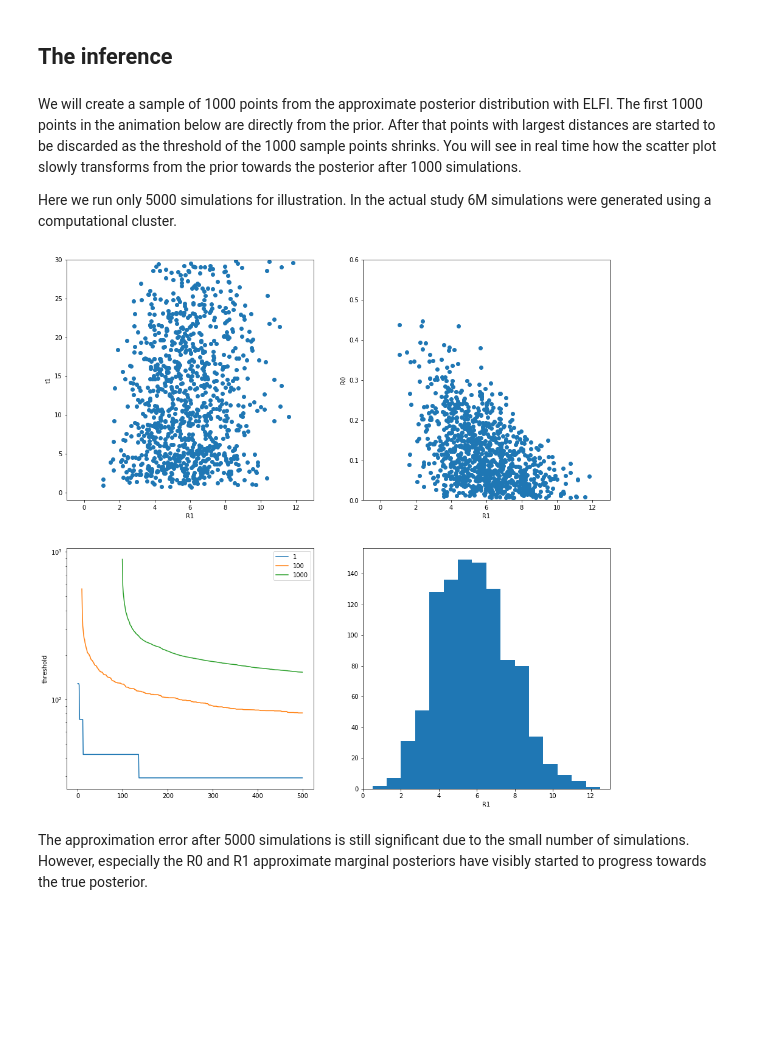
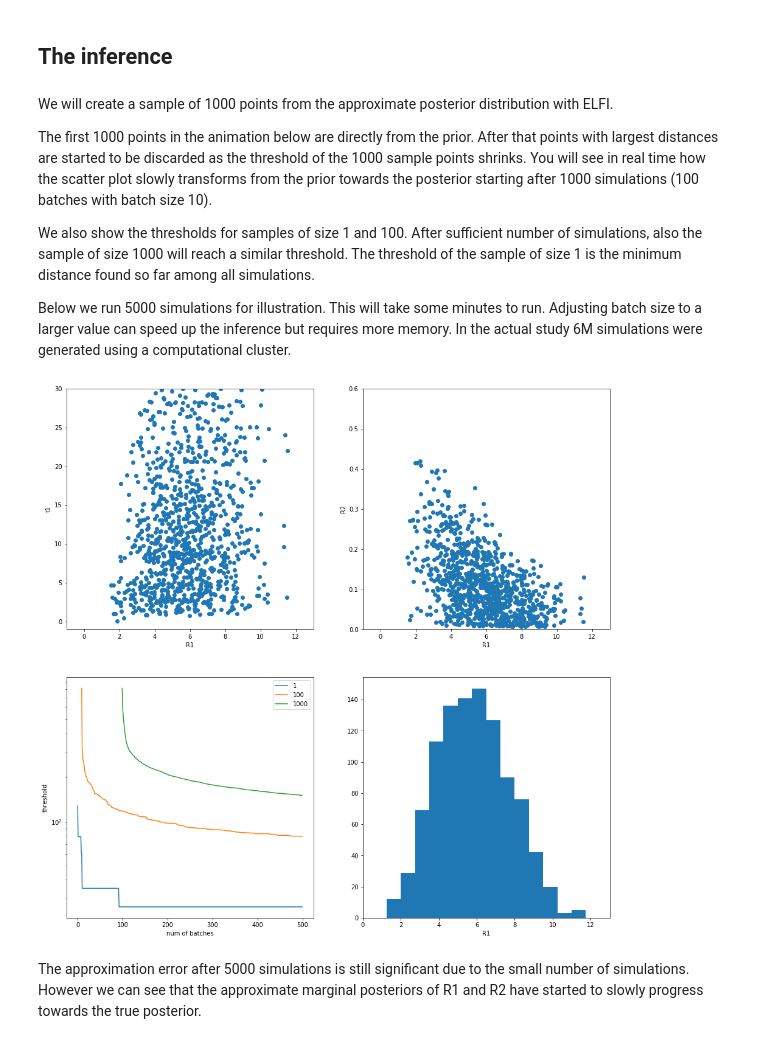
Before and after one commit to jlintusaari/tb-model, a Jupyter notebook: inference.ipynb, the cells around one changed output. Cells and saved outputs as stored; diff of their text form; code cells hidden in the pictures; blank space fills up the shorter version.

Commit message:
Updated for Elfi 0.7.1 and revised manuscript

```diff
--- a/inference.ipynb
+++ b/inference.ipynb
@@ -107,7 +112,7 @@ m.generate(3)
 # %% [markdown]
 ## The inference
 # %%
-# Define methods to plot the state while the inference is running.
+# Set up a real time plotting environment for jupyter notebook.
 
 def create_axes():
     plt.figure(figsize=(16,16))
@@ -133,19 +138,20 @@ def draw(rej, thresholds, ax1, ax2, ax3, ax4):
     ax2.set_xlim([-1, 13])
     ax2.set_ylim([0, 0.6])
     ax2.set_xlabel('R1')
-    ax2.set_ylabel('R0')
-    ax2.scatter(b['R1'], b['R0'])
+    ax2.set_ylabel('R2')
+    ax2.scatter(b['R1'], b['R2'])
 
     ax3.clear()
     ax3.semilogy()
     ax3.set_ylabel('threshold')
+    ax3.set_xlabel('num of batches')
     ax3.plot(thresholds)
     ax3.legend(['1', '100', '1000'])
 
     ax4.clear()
     ax4.set_xlim([0, 13])
     ax4.set_xlabel('R1')
-    ax4.hist(b['R1'][np.isfinite(b['dist4'])], range=(-1,14), bins=20)
+    ax4.hist(b['R1'][np.isfinite(b['dist'])], range=(-1,14), bins=20)
 
     display.display(ax2.figure)
 # %%
@@ -164,34 +170,37 @@ elfi.set_client('multiprocessing')
 
 # Create the inference object. Using a smaller batch_size for demonstration purposes.
 # In production, adjust the max_parallel_batches according to the available memory and cores
-rej = elfi.Rejection(m, 'dist4', seed=None, batch_size=10, pool=pool, output_names=pool.output_names,
+rej = elfi.Rejection(m, 'dist', seed=None, batch_size=10, pool=pool, output_names=pool.output_names,
                      max_parallel_batches=16)
 
 # Set the number of simulations and the sample size (we used 6M simulations in the study)
 n_sim = 5000
 rej.set_objective(n_samples=1000, n_sim=n_sim)
 # %% [markdown]
-We will create a sample of 1000 points from the approximate posterior distribution with ELFI. The first 1000 points
-in the animation below are directly from the prior. After that points with largest distances are started to be discarded as the threshold of the 1000 sample points shrinks. You will see in real time how the scatter plot slowly transforms from the prior towards the posterior after 1000 simulations.
+We will create a sample of 1000 points from the approximate posterior distribution with ELFI.
 
-Here we run only 5000 simulations for illustration. In the actual study 6M simulations were generated using a computational cluster.
+The first 1000 points in the animation below are directly from the prior. After that points with largest distances are started to be discarded as the threshold of the 1000 sample points shrinks. You will see in real time how the scatter plot slowly transforms from the prior towards the posterior starting after 1000 simulations (100 batches with batch size 10).
+
+We also show the thresholds for samples of size 1 and 100. After sufficient number of simulations, also the sample of size 1000 will reach a similar threshold. The threshold of the sample of size 1 is the minimum distance found so far among all simulations.
+
+Below we run 5000 simulations for illustration. This will take some minutes to run. Adjusting batch size to a larger value can speed up the inference but requires more memory. In the actual study 6M simulations were generated using a computational cluster.
 # %%
 axes = create_axes()
 
 thresholds = []
 
 while not rej.finished:
     rej.iterate()
 
-    thresholds.append([rej.state['samples']['dist4'][ss] for ss in [0, 99, 999]])
+    thresholds.append([rej.state['samples']['dist'][ss] for ss in [0, 99, 999]])
     draw(rej, thresholds, *axes)
     print(time.strftime("%d.%m.%Y %H:%M:%S"), ':', rej.state['n_sim'], "simulations generated.")
 
 display.clear_output(True)
 # %% [output]
-[figure, old version]
+[figure, new version]
 # %% [markdown]
-The approximation error after 5000 simulations is still significant due to the small number of simulations. However, especially the R0 and R1 approximate marginal posteriors have visibly started to progress towards the true posterior.
+The approximation error after 5000 simulations is still significant due to the small number of simulations. However we can see that the approximate marginal posteriors of R1 and R2 have started to slowly progress towards the true posterior.
 # %%
 sample = rej.extract_result()
 sample.plot_pairs();
```
Also changed, not shown: parts of 5 cells of this notebook, 1 other file.
